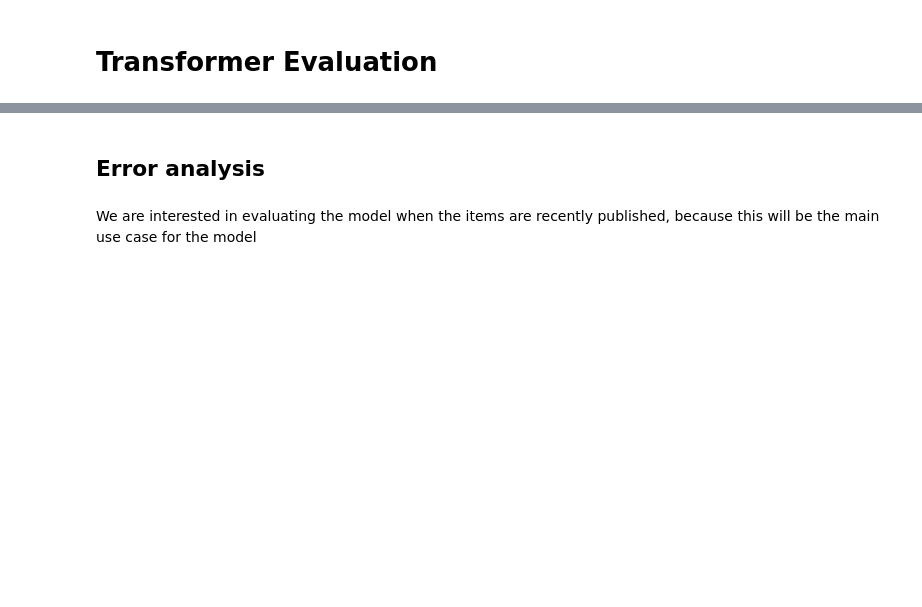
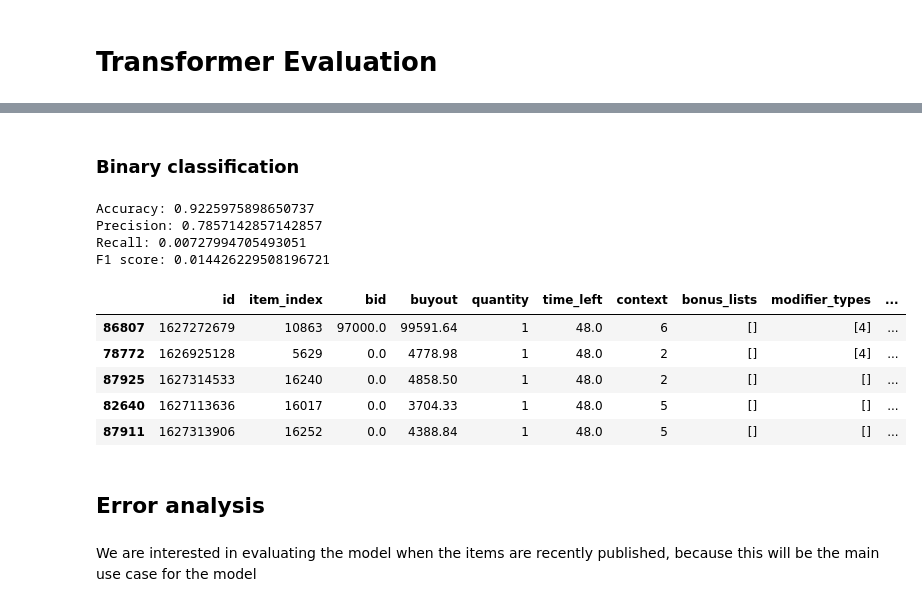
Before and after one commit to AngelUrq/auction_classic, a Jupyter notebook: notebooks/transformer_evaluation.ipynb, the cells around one changed output, grey strips where cells are left out. Saved outputs shown, nothing was run; the diff lists cells and outputs as text; code cells hidden in the pictures; blank space fills up the shorter version.

```diff
--- a/notebooks/transformer_evaluation.ipynb
+++ b/notebooks/transformer_evaluation.ipynb
@@ -199,3 +244,34 @@ df_auctions.to_excel('../generated/predictions.xlsx', index=False)
+# %% [markdown]
+### Binary classification
+# %%
+from sklearn.metrics import precision_score, recall_score, f1_score, accuracy_score
+
+df_auctions_12h['sold_gt'] = df_auctions_12h['hours_on_sale'] <= 12
+df_auctions_12h['sold_pred'] = df_auctions_12h['sale_probability'] >= 0.8
+
+accuracy = accuracy_score(df_auctions_12h['sold_gt'], df_auctions_12h['sold_pred'])
+precision = precision_score(df_auctions_12h['sold_gt'], df_auctions_12h['sold_pred'])
+recall = recall_score(df_auctions_12h['sold_gt'], df_auctions_12h['sold_pred'])
+f1 = f1_score(df_auctions_12h['sold_gt'], df_auctions_12h['sold_pred'])
+
+print(f"Accuracy: {accuracy}")
+print(f"Precision: {precision}")
+print(f"Recall: {recall}")
+print(f"F1 score: {f1}")
+# %% [output]
+Accuracy: 0.9225975898650737
+Precision: 0.7857142857142857
+Recall: 0.00727994705493051
+F1 score: 0.014426229508196721
+# %%
+df_auctions_12h[df_auctions_12h['sold_pred'] == True].sample(5)
+# %% [output]
+|  | id | item_index | bid | buyout | quantity | time_left | context | bonus_lists | modifier_types | ... |
+| 86807 | 1627272679 | 10863 | 97000.0 | 99591.64 | 1 | 48.0 | 6 | [] | [4] | ... |
+| 78772 | 1626925128 | 5629 | 0.0 | 4778.98 | 1 | 48.0 | 2 | [] | [4] | ... |
+| 87925 | 1627314533 | 16240 | 0.0 | 4858.50 | 1 | 48.0 | 2 | [] | [] | ... |
+| 82640 | 1627113636 | 16017 | 0.0 | 3704.33 | 1 | 48.0 | 5 | [] | [] | ... |
+| 87911 | 1627313906 | 16252 | 0.0 | 4388.84 | 1 | 48.0 | 5 | [] | [] | ... |
 # %% [markdown]
 ## Error analysis
 # %%
```
Also changed, not shown: parts of 19 cells of this notebook, 4 other files.
